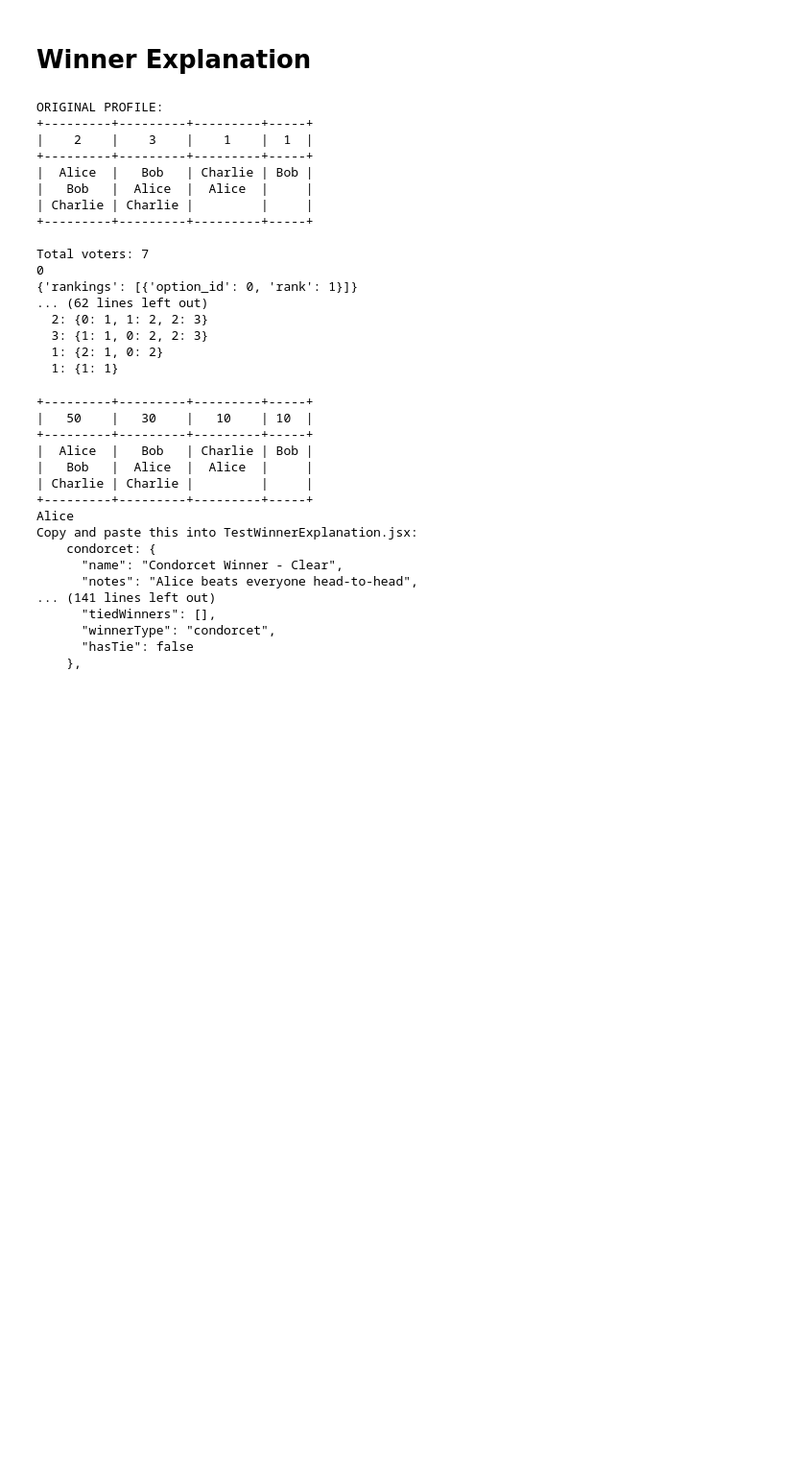
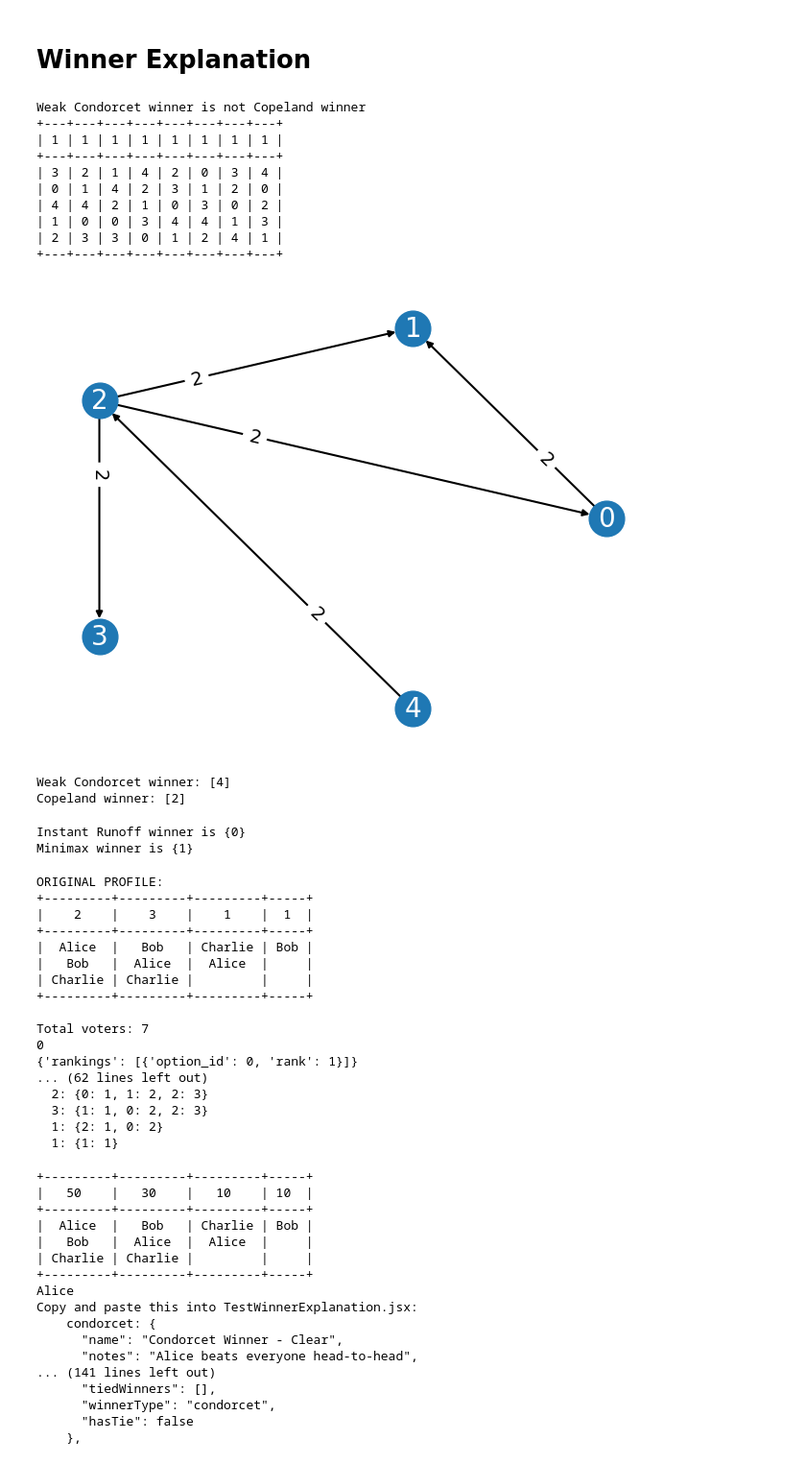
Before and after one commit to epacuit/consensus-choice-backend, a Jupyter notebook: winner_explanation.ipynb, the cells around one changed output. Shown: that part at 96% size. Saved outputs shown, nothing was run; the diff lists cells and outputs as text; code cells hidden in the pictures; blank space fills up the shorter version.

```diff
--- a/winner_explanation.ipynb
+++ b/winner_explanation.ipynb
@@ -6,3 +8,47 @@ from pref_voting.voting_methods import *
+# %%
+nc = 5
+nv = 8
+num_trials = 100000
+for _ in range(num_trials):
+
+    prof = generate_profile(nc, nv)
+
+    wcw = prof.weak_condorcet_winner()
+    c_ws = copeland(prof)
+    if wcw is not None and len(wcw) == 1 and wcw != c_ws and len(c_ws) == 1 and any([prof.margin(wcw[0], c) > 0 for c in prof.candidates]):
+        print("Weak Condorcet winner is not Copeland winner")
+        print(prof)
+        prof.display_margin_graph()
+        print("Weak Condorcet winner:", wcw)
+        print("Copeland winner:", c_ws)
+        break
+# %% [output]
+Weak Condorcet winner is not Copeland winner
++---+---+---+---+---+---+---+---+
+| 1 | 1 | 1 | 1 | 1 | 1 | 1 | 1 |
++---+---+---+---+---+---+---+---+
+| 3 | 2 | 1 | 4 | 2 | 0 | 3 | 4 |
+| 0 | 1 | 4 | 2 | 3 | 1 | 2 | 0 |
+| 4 | 4 | 2 | 1 | 0 | 3 | 0 | 2 |
+| 1 | 0 | 0 | 3 | 4 | 4 | 1 | 3 |
+| 2 | 3 | 3 | 0 | 1 | 2 | 4 | 1 |
++---+---+---+---+---+---+---+---+
+[figure, added]
+Weak Condorcet winner: [4]
+Copeland winner: [2]
+# %%
+prof = Profile([
+    [0, 1, 2],
+    [1, 0, 2],
+    [2, 1, 0]
+],
+rcounts=[40, 15, 45])
+
+instant_runoff.display(prof)
+minimax.display(prof)
+# %% [output]
+Instant Runoff winner is {0}
+Minimax winner is {1}
 # %%
 def test_ballot_conversion():
     from pref_voting.profiles_with_ties import ProfileWithTies
```
Also changed, not shown: parts of 1 cell of this notebook, 4 other files.
